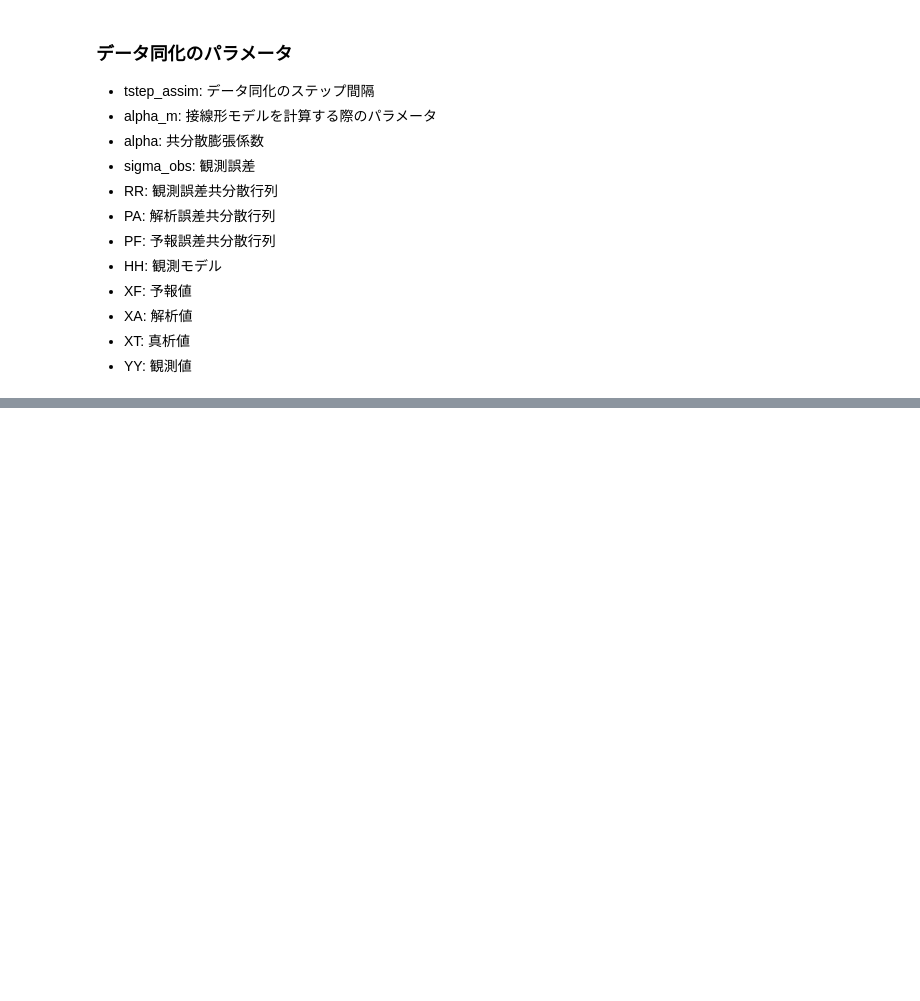
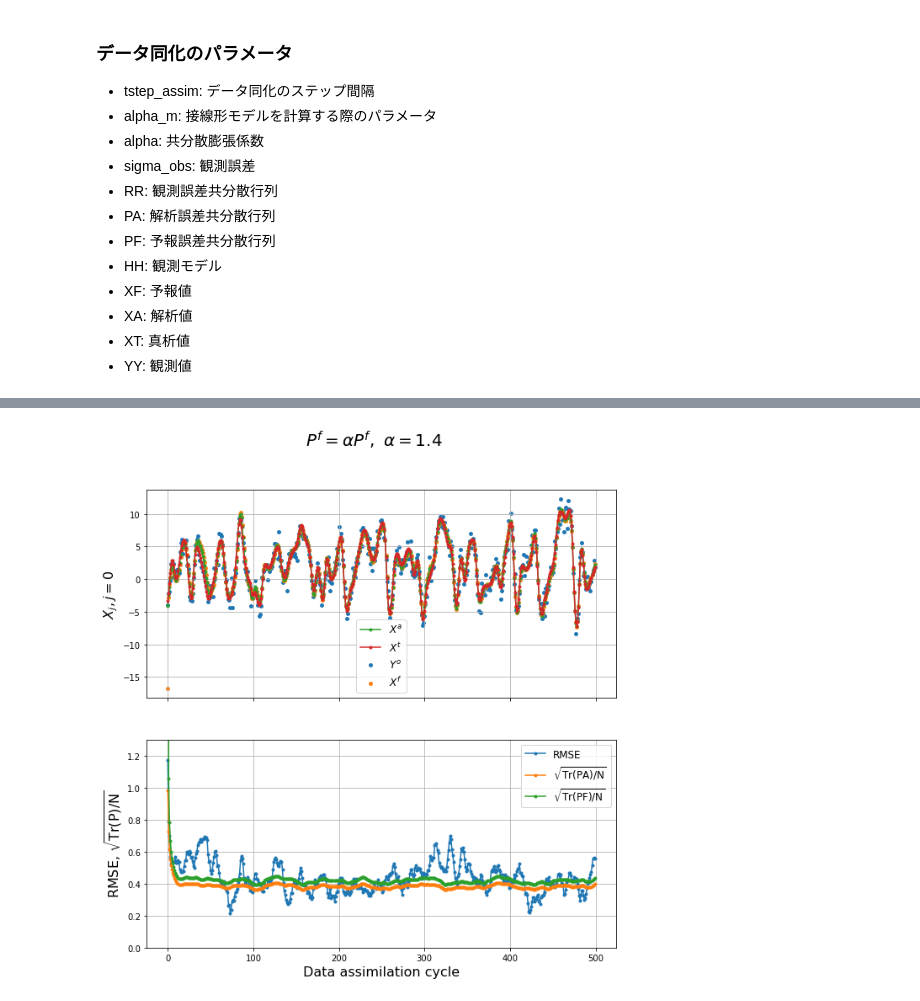
Before and after one commit to washingtk/data-assimilation-A, a Jupyter notebook: notebooks/task5/kadai5_kalman_filter.ipynb, the cells around one changed output, grey strips where cells are left out. Drawn from its saved outputs; the diff is of its cells as text; code cells hidden in the pictures; blank space fills up the shorter version.

```diff
--- a/notebooks/task5/kadai5_kalman_filter.ipynb
+++ b/notebooks/task5/kadai5_kalman_filter.ipynb
@@ -120,9 +120,9 @@ XX =
 - XT:          真析値
 - YY:          観測値
 # %%
-assim_step = 2
-alpha_m = 1e-4
-alpha = 1.2
+assim_step = 5
+alpha_m = 1e-5
+alpha = 1.4
 sigma_obs = 1.0
 
 RR = sigma_obs*np.eye(NN)
@@ -132,10 +132,3 @@ HH = np.eye(NN)
 
 XA = XX_IN + np.random.normal(0,10,NN)
 XT = XX_IN
-
-#
-#graphic paraemeter
-#
-cmap = plt.get_cmap("tab10")
-fs = 16
-msize = 10
@@ -204,0 +214,34 @@ plt.show()
+# %%
+#
+#graphic paraemeter
+#
+cmap = plt.get_cmap("tab10")
+fs = 16
+msize = 15
+
+#
+#figure
+#
+fig, ax = plt.subplots(2,1,figsize=(10,10),sharex=True)
+fig.suptitle("$P^f = \\alpha P^f, \ \\alpha=${}".format(alpha), fontsize=fs+4)
+
+ax[0].scatter(CYCLE, YY_LOG, color=cmap(0), label="$Y^o$", s=msize)
+ax[0].scatter(CYCLE, XF_LOG, color=cmap(1), label="$X^f$", s=msize)
+ax[0].plot(CYCLE, XA_LOG, color=cmap(2), label="$X^a$", marker='.')
+ax[0].plot(CYCLE, XT_LOG, color=cmap(3), label="$X^t$", marker='.')
+ax[0].set_ylabel("$X_j, j=${}".format(j), fontsize=fs)
+ax[0].grid(True)
+ax[0].legend(fontsize=fs-4)
+
+ax[1].plot(CYCLE, RMSE_XA, label="RMSE", marker='.')
+ax[1].plot(CYCLE, TRACE_PA, label="$\\sqrt{\mathrm{Tr(PA)/N}}$", marker='.')
+ax[1].plot(CYCLE, TRACE_PF, label="$\\sqrt{\mathrm{Tr(PF)/N}}$", marker='.')
+ax[1].set_xlabel("Data assimilation cycle", fontsize=fs)
+ax[1].set_ylabel("RMSE, $\\sqrt{\mathrm{Tr(P)/N}}$", fontsize=fs)
+ax[1].set_ylim(0,1.3)
+ax[1].grid()
+ax[1].legend(fontsize=fs-4)
+
+plt.show()
+# %% [output]
+[figure, added]
```
Also changed, not shown: parts of 3 cells of this notebook, 7 other files.
